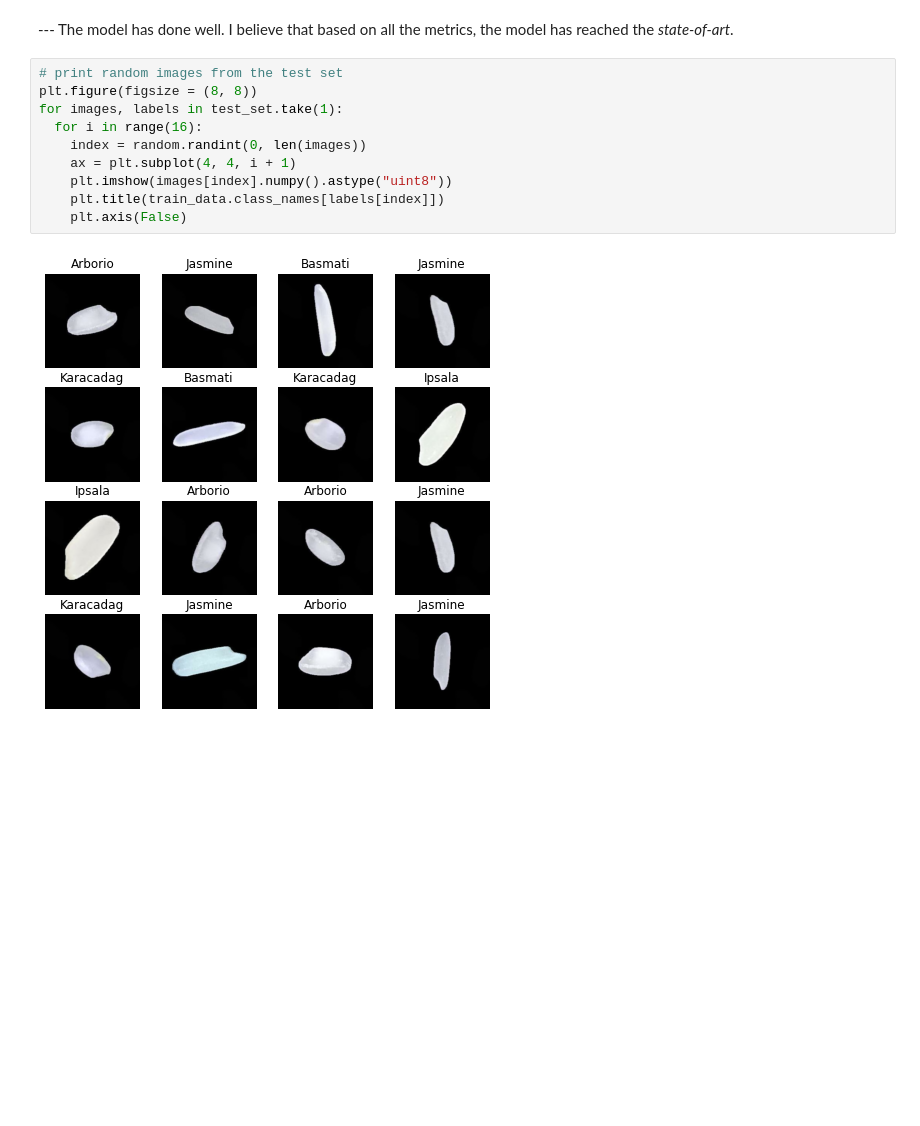
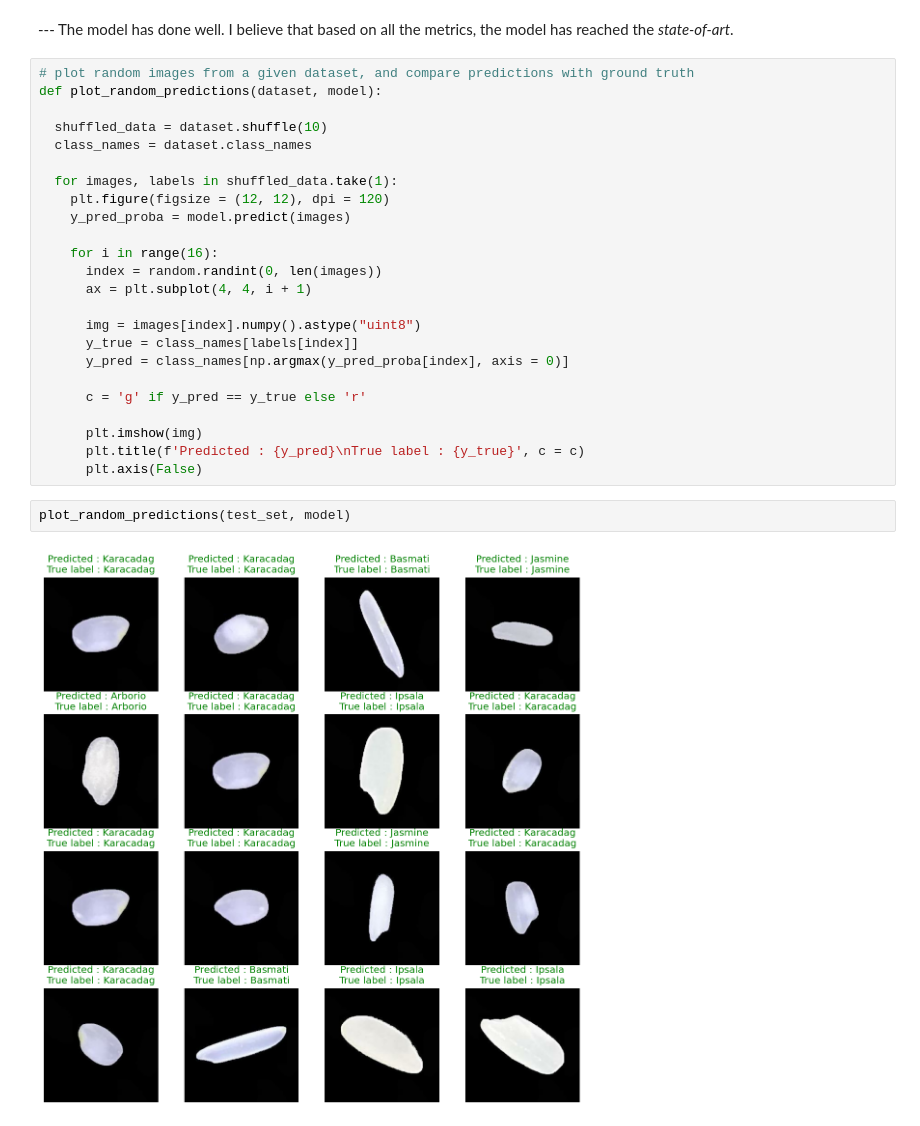
Before and after one commit to MostafaJahanian/DL_Projects, a Jupyter notebook: rice_image_classification_using_cnn.ipynb, the cells around one changed output. Drawn from its saved outputs; the diff is of its cells as text; blank space fills up the shorter version.

```diff
--- a/rice_image_classification_using_cnn.ipynb
+++ b/rice_image_classification_using_cnn.ipynb
@@ -670,14 +670,30 @@ plt.show()
 # %% [markdown]
 --- The model has done well. I believe that based on all the metrics, the model has reached the *state-of-art*.
 # %%
-# print random images from the test set
-plt.figure(figsize = (8, 8))
-for images, labels in test_set.take(1):
-  for i in range(16):
-    index = random.randint(0, len(images))
-    ax = plt.subplot(4, 4, i + 1)
-    plt.imshow(images[index].numpy().astype("uint8"))
-    plt.title(train_data.class_names[labels[index]])
-    plt.axis(False)
+# plot random images from a given dataset, and compare predictions with ground truth
+def plot_random_predictions(dataset, model):
+
+  shuffled_data = dataset.shuffle(10)
+  class_names = dataset.class_names
+
+  for images, labels in shuffled_data.take(1):
+    plt.figure(figsize = (12, 12), dpi = 120)
+    y_pred_proba = model.predict(images)
+
+    for i in range(16):
+      index = random.randint(0, len(images))
+      ax = plt.subplot(4, 4, i + 1)
+
+      img = images[index].numpy().astype("uint8")
+      y_true = class_names[labels[index]]
+      y_pred = class_names[np.argmax(y_pred_proba[index], axis = 0)]
+
+      c = 'g' if y_pred == y_true else 'r'
+
+      plt.imshow(img)
+      plt.title(f'Predicted : {y_pred}\nTrue label : {y_true}', c = c)
+      plt.axis(False)
-# %% [output]
-[figure, removed]
+# %%
+plot_random_predictions(test_set, model)
+# %% [output]
+[figure, added]
```
